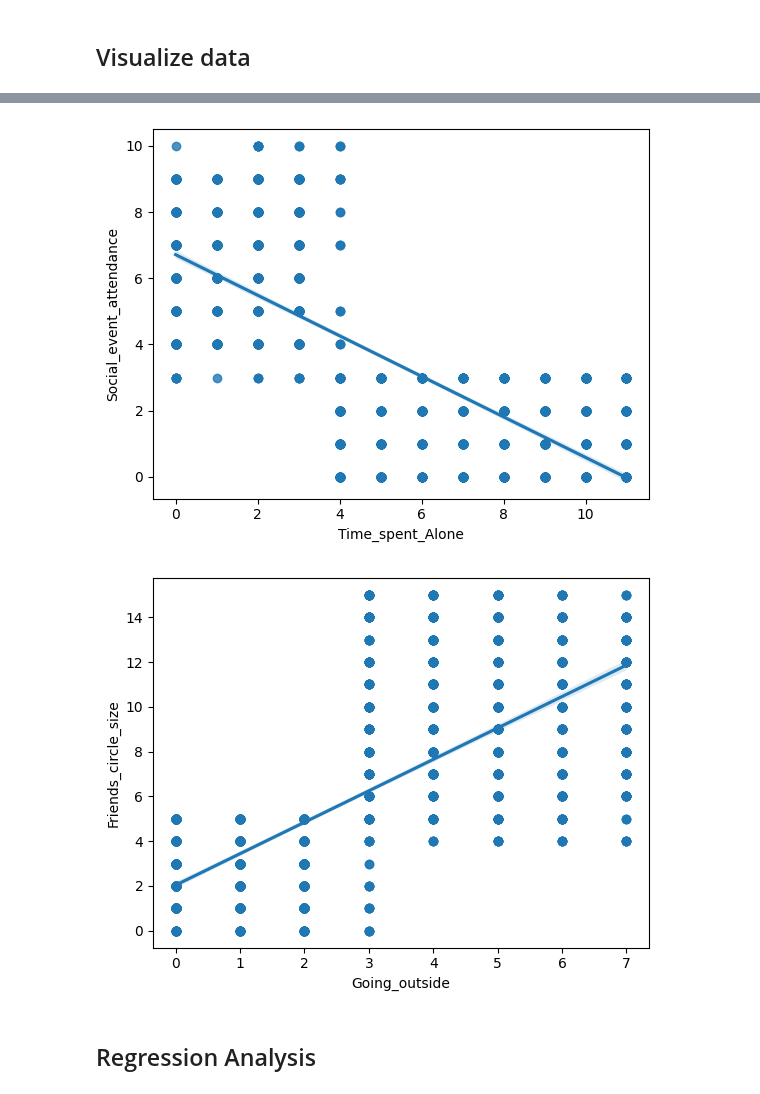
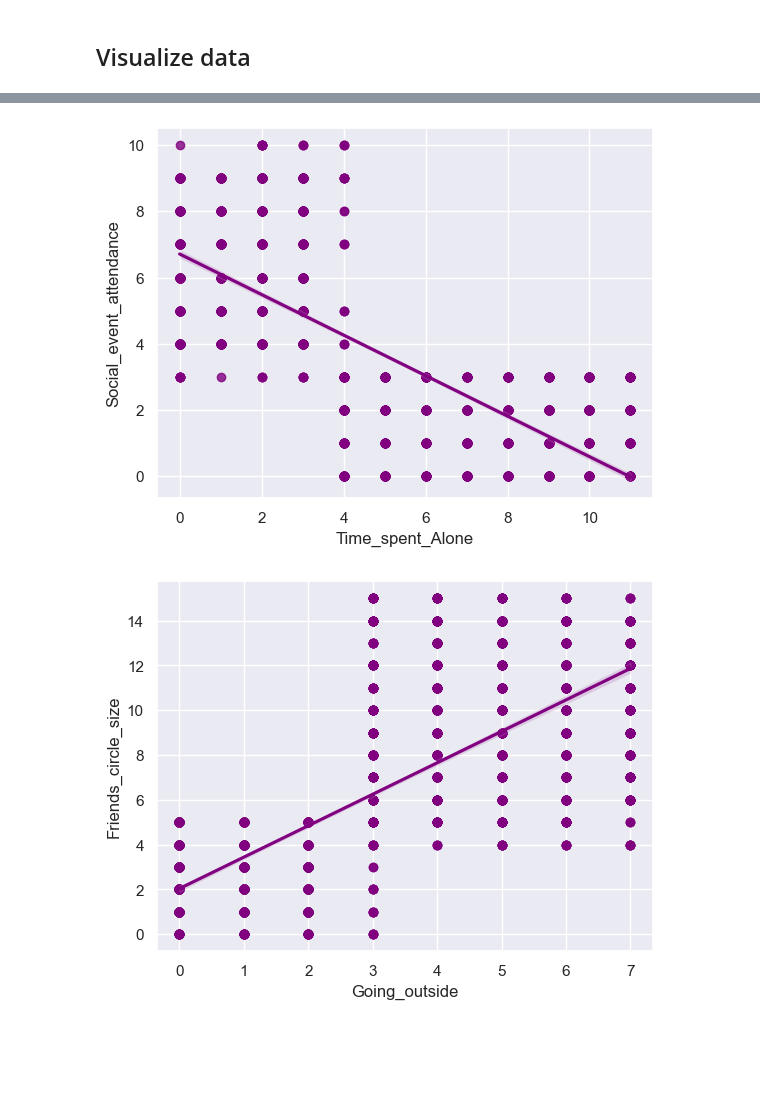
Before and after one commit to Prokope45/NeuralNetworkProject, a Jupyter notebook: ExploratoryAnalysis.ipynb, the cells around one changed output, grey strips where cells are left out. Drawn from its saved outputs; the diff is of its cells as text; code cells hidden in the pictures; blank space fills up the shorter version.

```diff
--- a/ExploratoryAnalysis.ipynb
+++ b/ExploratoryAnalysis.ipynb
@@ -18,0 +65,13 @@ dummy_vars = dummy_vars.drop(["Stage_fear_No", "Drained_after_socializing_No"],
+# %%
+import matplotlib.pyplot as plot
+import seaborn as sns
+
+sns.set_theme(style="darkgrid")
+palette = {"Extrovert": "orange", "Introvert": "m"}
+
+plot.figure(figsize=(8, 6))
+sns.countplot(x="Personality", data=df, palette=palette)
+plot.title("Personality Distribution")
+plot.xlabel("Personality")
+plot.ylabel("Count")
+plot.show()
@@ -19,15 +126,20 @@ dummy_vars = dummy_vars.drop(["Stage_fear_No", "Drained_after_socializing_No"],
 # %%
-import matplotlib.pyplot as plt
-import seaborn as sns
-
-sns.regplot(x='Time_spent_Alone', y='Social_event_attendance', data=df)
-plt.show()
+sns.regplot(
+    x='Time_spent_Alone',
+    y='Social_event_attendance',
+    data=df,
+    color="Purple"
+)
+plot.show()
 # %% [output]
-[figure, old version]
+[figure, new version]
 # %%
-sns.regplot(x='Going_outside', y='Friends_circle_size', data=df)
-plt.show()
+sns.regplot(
+    x='Going_outside',
+    y='Friends_circle_size',
+    data=df,
+    color="Purple"
+)
+plot.show()
 # %% [output]
-[figure, old version]
+[figure, new version]
-# %% [markdown]
-## Regression Analysis
```
Also changed, not shown: parts of 11 cells of this notebook, 2 other files.
